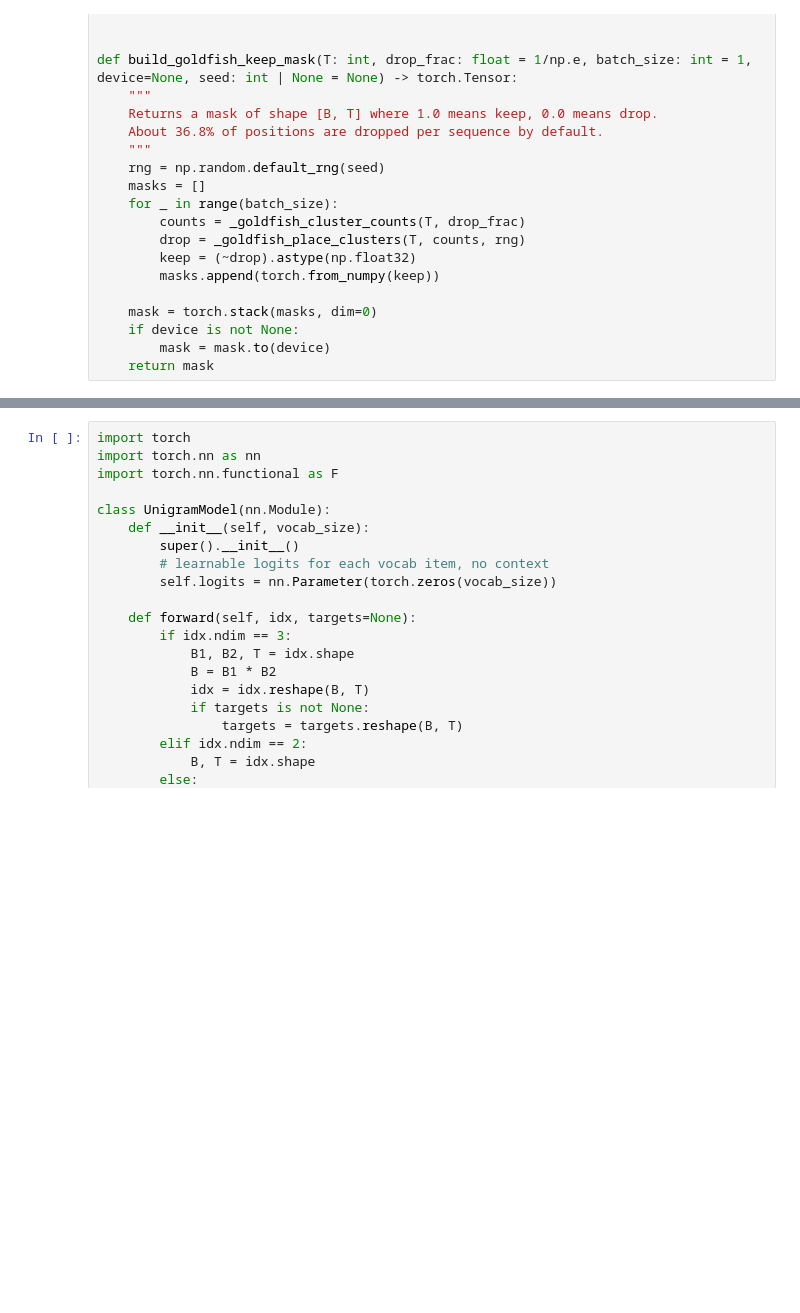
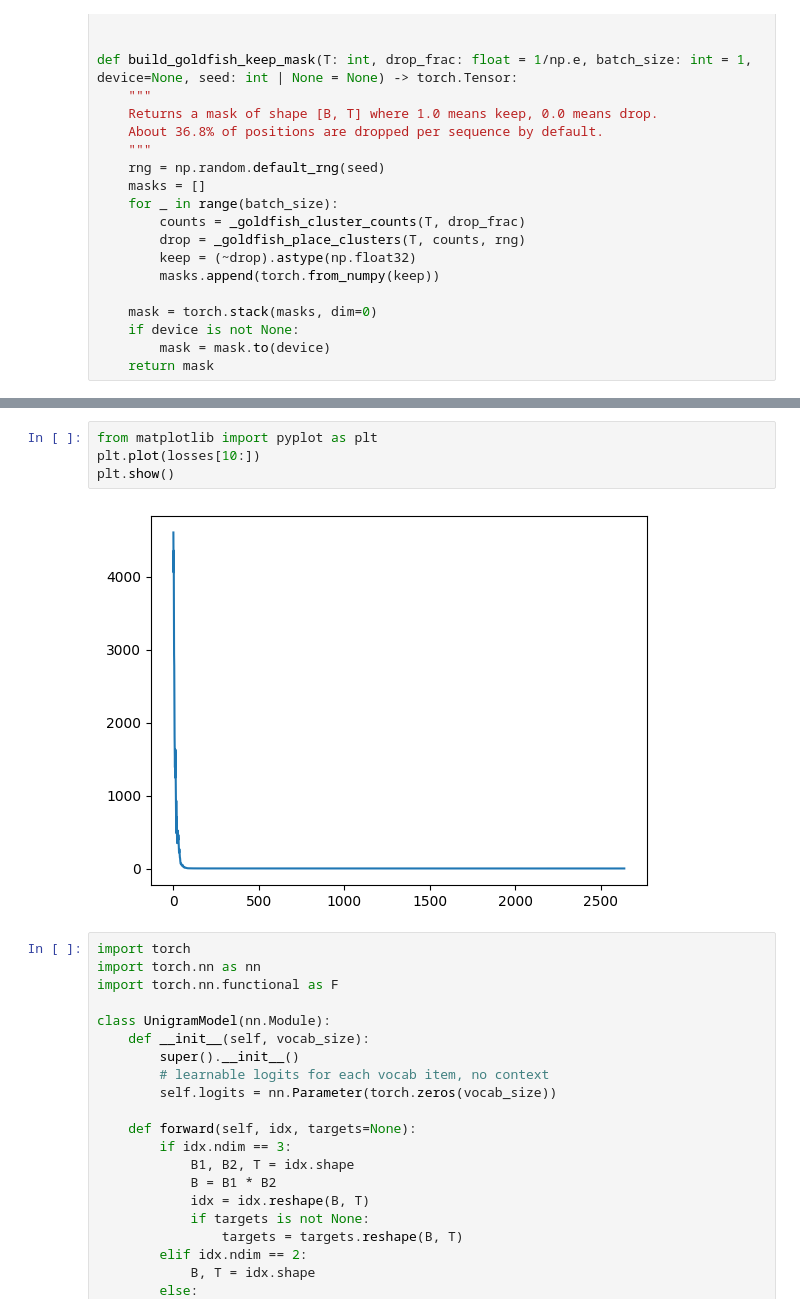
Before and after one commit to falseywinchnet/PyITD, a Jupyter notebook: tiny.ipynb, the cells around one changed output, grey strips where cells are left out. Drawn from its saved outputs; the diff is of its cells as text; blank space fills up the shorter version.

```diff
--- a/tiny.ipynb
+++ b/tiny.ipynb
@@ -1505,3 +1447,9 @@ plt.show()
+# %%
+from matplotlib import pyplot as plt
+plt.plot(losses[10:])
+plt.show()
+# %% [output]
+[figure, added]
 # %%
 import torch
 import torch.nn as nn
```
Also changed, not shown: parts of 15 cells of this notebook.
